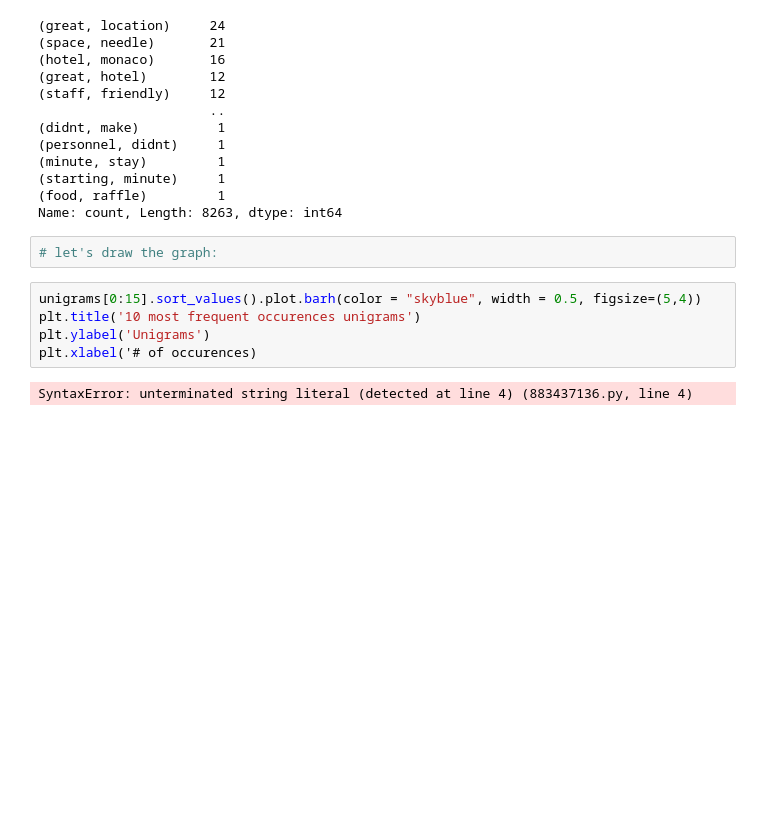
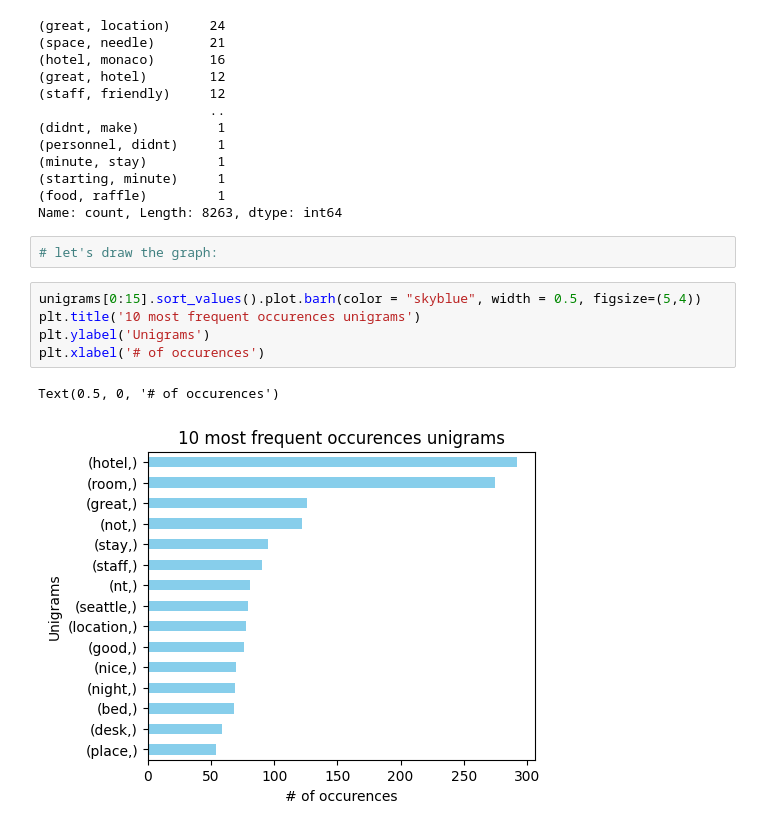
Before and after one commit to meAltf/AI_Engineer_Training, a Jupyter notebook: NLP/11_text_processing.ipynb, the cells around one changed output. Saved outputs shown, nothing was run; the diff lists cells and outputs as text; blank space fills up the shorter version.

Commit message:
Text processing | on review.csv

```diff
--- a/NLP/11_text_processing.ipynb
+++ b/NLP/11_text_processing.ipynb
@@ -204,7 +204,8 @@ Name: count, Length: 8263, dtype: int64
 # %%
 unigrams[0:15].sort_values().plot.barh(color = "skyblue", width = 0.5, figsize=(5,4))
 plt.title('10 most frequent occurences unigrams')
 plt.ylabel('Unigrams')
-plt.xlabel('# of occurences)
+plt.xlabel('# of occurences')
 # %% [output]
-SyntaxError: unterminated string literal (detected at line 4) (883437136.py, line 4)
+Text(0.5, 0, '# of occurences')
+[figure, added]
```
Also changed, not shown: parts of 2 cells of this notebook.
